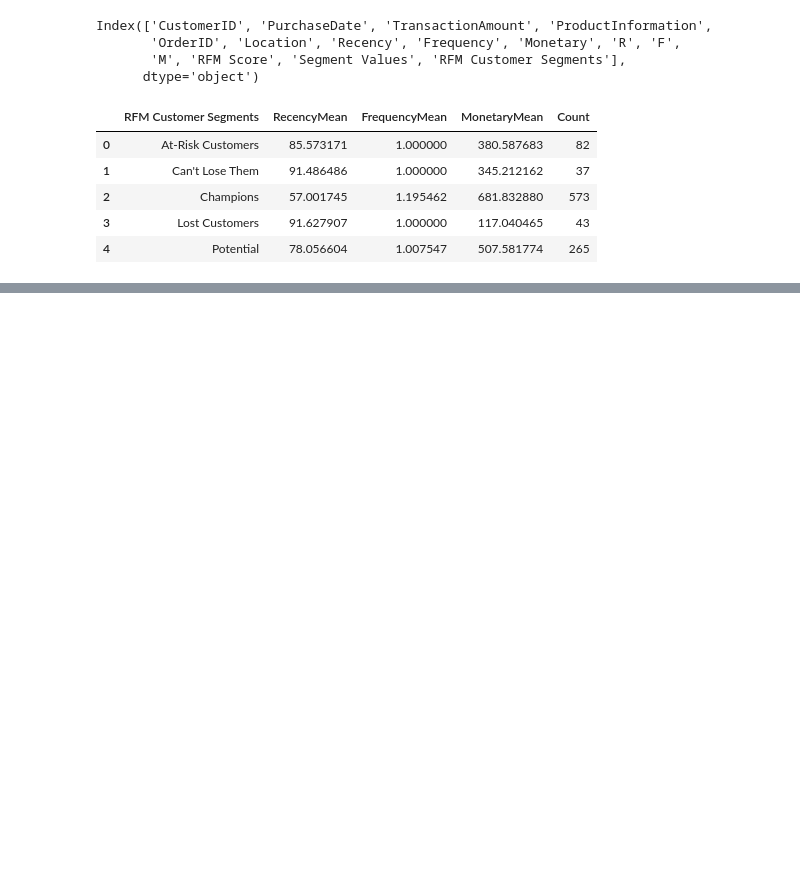
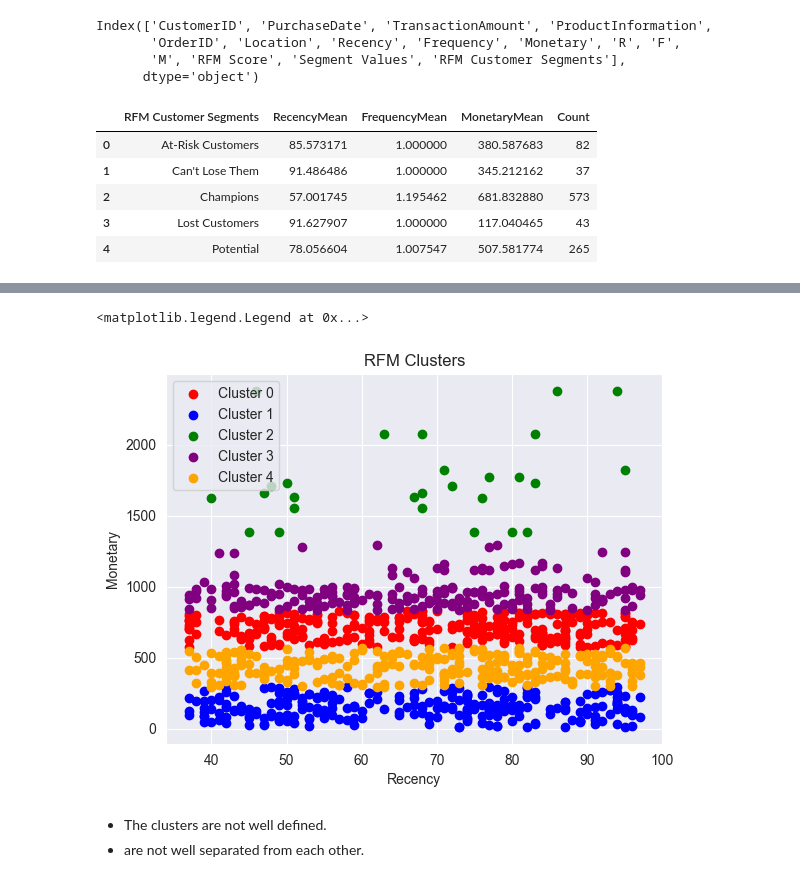
Before and after one commit to Mfundo-debug/RFM_analysis, a Jupyter notebook: EDA.ipynb, the cells around one changed output, grey strips where cells are left out. Cells and saved outputs as stored; diff of their text form; code cells hidden in the pictures; blank space fills up the shorter version.

```diff
--- a/EDA.ipynb
+++ b/EDA.ipynb
@@ -486,0 +520,25 @@ fig.show()
+# %%
+# Define the colors for each cluster
+colors = ['red', 'blue', 'green', 'purple', 'orange']
+
+# Create a scatter plot of the RFM scores, colored by cluster
+for i in range(k):
+    plt.scatter(data[data['Cluster'] == i]['Recency'],
+                data[data['Cluster'] == i]['Monetary'],
+                c=colors[i],
+                label='Cluster {}'.format(i))
+
+# Add axis labels and a title
+plt.xlabel('Recency')
+plt.ylabel('Monetary')
+plt.title('RFM Clusters')
+
+# Add a legend
+plt.legend()
+# %% [output]
+<matplotlib.legend.Legend at 0x...>
+[figure, added]
+# %% [markdown]
+
+* The clusters are not well defined.
+* are not well separated from each other.
```
Also changed, not shown: parts of 6 cells of this notebook, 14 other files.
